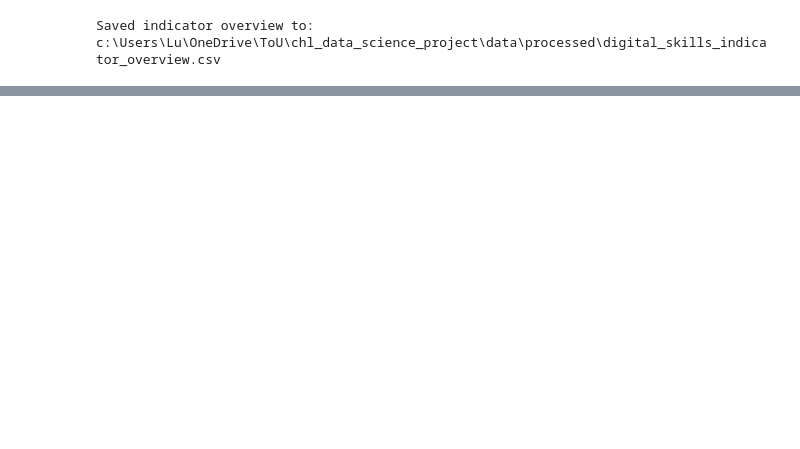
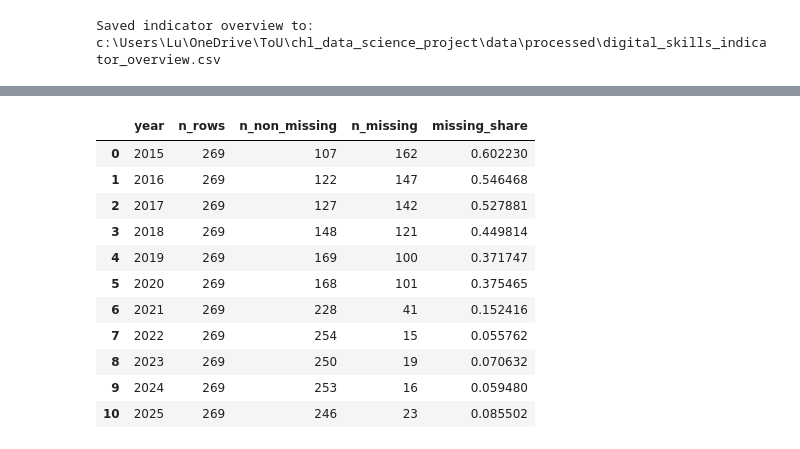
Before and after one commit to andmotus/AI-Literacy-Gap-Index, a Jupyter notebook: notebooks/01_load_data.ipynb, the cells around one changed output, grey strips where cells are left out. Saved outputs shown, nothing was run; the diff lists cells and outputs as text; code cells hidden in the pictures; blank space fills up the shorter version.

Commit message:
load all EUROSTAT data files

```diff
--- a/notebooks/01_load_data.ipynb
+++ b/notebooks/01_load_data.ipynb
@@ -692,0 +897,86 @@ Saved indicator overview to: c:\Users\Lu\OneDrive\ToU\chl_data_science_project\d
+# %%
+# -----------------------------
+# Reshape poverty / social exclusion dataset
+# -----------------------------
+
+TARGET_DATASET = "tgs00107"
+raw_dataset_path = RAW_DIR / f"{TARGET_DATASET}.tsv"
+
+# Reload raw data if needed
+poverty_raw = pd.read_csv(raw_dataset_path, sep="\t")
+poverty_raw.columns = poverty_raw.columns.str.strip()
+
+# Identify Eurostat combined dimension column
+dimension_col = [col for col in poverty_raw.columns if "\\" in col][0]
+dimension_names = dimension_col.split("\\")[0].split(",")
+
+print("Dimension column:", dimension_col)
+print("Detected dimensions:", dimension_names)
+
+# Split combined dimension values into separate columns
+poverty_split = poverty_raw[dimension_col].str.split(",", expand=True)
+poverty_split.columns = dimension_names
+
+# Identify year columns
+value_cols = [col for col in poverty_raw.columns if col != dimension_col]
+
+# Combine dimensions and year values
+poverty_wide = pd.concat(
+    [poverty_split, poverty_raw[value_cols]],
+    axis=1
+)
+
+# Reshape from wide to long format
+poverty_long = poverty_wide.melt(
+    id_vars=dimension_names,
+    value_vars=value_cols,
+    var_name="year",
+    value_name="value_raw"
+)
+
+# Clean year
+poverty_long["year"] = poverty_long["year"].astype(str).str.strip().astype(int)
+
+# Extract numeric values.
+# Eurostat missing values such as ":" become NaN.
+poverty_long["value"] = (
+    poverty_long["value_raw"]
+    .astype(str)
+    .str.extract(r"([-+]?\d*\.?\d+)")
+    .astype(float)
+)
+
+# Clean text columns
+for col in dimension_names:
+    poverty_long[col] = poverty_long[col].astype(str).str.strip()
+
+# Basic inspection
+print("Tidy poverty dataset shape:", poverty_long.shape)
+display(poverty_long.head())
+
+print("Available years:")
+display(sorted(poverty_long["year"].dropna().unique()))
+
+print("Available units:")
+display(poverty_long["unit"].value_counts())
+
+print("Number of geo codes:", poverty_long["geo"].nunique())
+
+print("Missing value summary:")
+display(
+    poverty_long
+    .groupby("year", as_index=False)
+    .agg(
+        n_rows=("value", "size"),
+        n_non_missing=("value", "count"),
+        n_missing=("value", lambda x: x.isna().sum()),
+        missing_share=("value", lambda x: x.isna().mean())
+    )
+)
+
+# Save tidy dataset
+poverty_tidy_path = PROCESSED_DIR / "poverty_social_exclusion_tidy.csv"
+poverty_long.to_csv(poverty_tidy_path, index=False)
+
+print(f"Saved tidy poverty dataset to: {poverty_tidy_path}")
+# %% [output]
@@ -692,0 +1010,12 @@ Saved indicator overview to: c:\Users\Lu\OneDrive\ToU\chl_data_science_project\d
+|  | year | n_rows | n_non_missing | n_missing | missing_share |
+| 0 | 2015 | 269 | 107 | 162 | 0.602230 |
+| 1 | 2016 | 269 | 122 | 147 | 0.546468 |
+| 2 | 2017 | 269 | 127 | 142 | 0.527881 |
+| 3 | 2018 | 269 | 148 | 121 | 0.449814 |
+| 4 | 2019 | 269 | 169 | 100 | 0.371747 |
+| 5 | 2020 | 269 | 168 | 101 | 0.375465 |
+| 6 | 2021 | 269 | 228 | 41 | 0.152416 |
+| 7 | 2022 | 269 | 254 | 15 | 0.055762 |
+| 8 | 2023 | 269 | 250 | 19 | 0.070632 |
+| 9 | 2024 | 269 | 253 | 16 | 0.059480 |
+| 10 | 2025 | 269 | 246 | 23 | 0.085502 |
```
Also changed, not shown: parts of 22 cells of this notebook, 1 other file.
